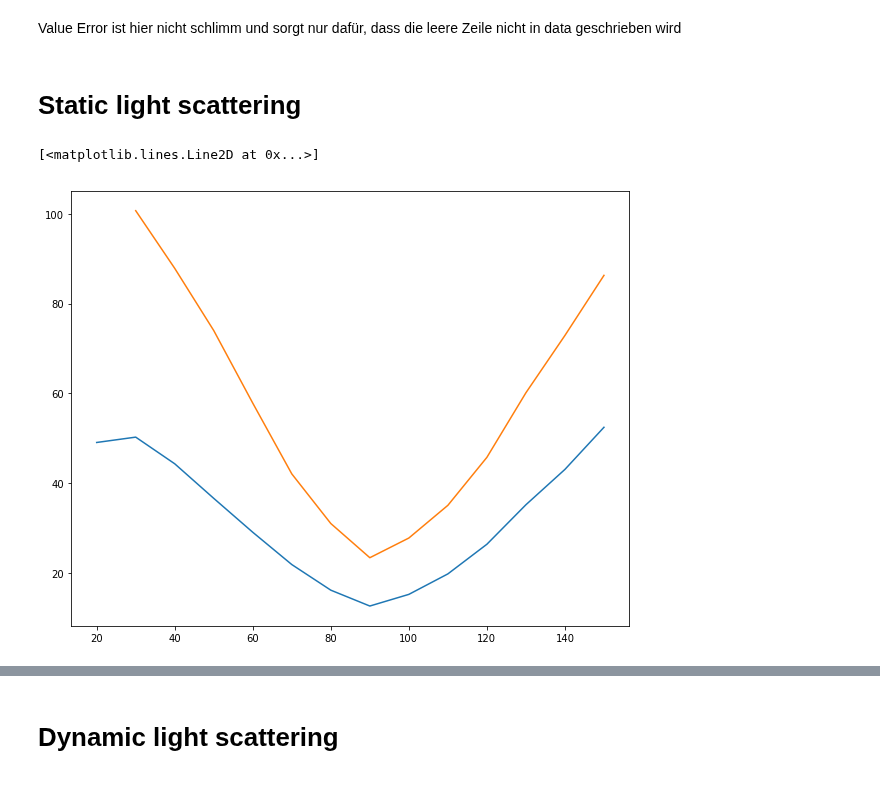
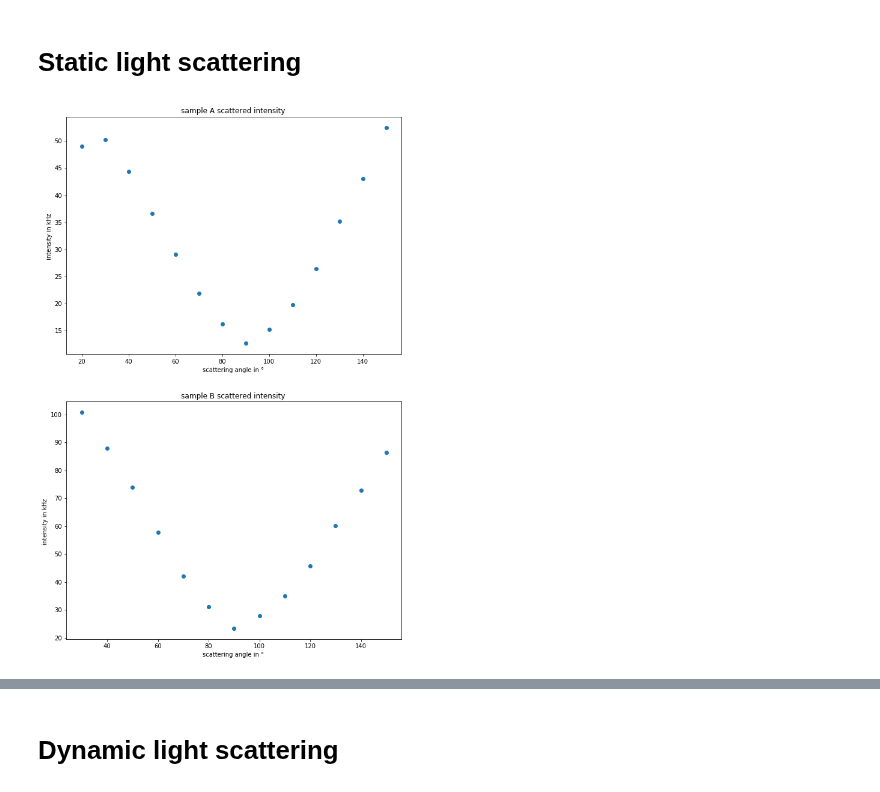
Before and after one commit to NlKLas/PyRePo, a Jupyter notebook: V61.ipynb, the cells around one changed output, grey strips where cells are left out. Cells and saved outputs as stored; diff of their text form; code cells hidden in the pictures.

```diff
--- a/V61.ipynb
+++ b/V61.ipynb
@@ -216,8 +218,6 @@ for line in open(input):
 
 data_D_cor.append(data_cor_angle);
 data_D_int.append(data_int_angle);
-# %% [markdown]
-Value Error ist hier nicht schlimm und sorgt nur dafür, dass die leere Zeile nicht in data geschrieben wird
 # %%
 #theoretical functions
 
@@ -283,10 +288,19 @@ q_D = mom_tra(angle_D)
-# %%
-#Plot of mean intensity vs angle
-fig,ax = plt.subplots(figsize=(10,8))
-ax.plot(angles_A,data_A_mean_int)
-ax.plot(angles_B,data_B_mean_int)
-# %% [output]
-[<matplotlib.lines.Line2D at 0x...>]
-[figure, removed]
+# %%
+#Plot of mean intensity vs angle
+fig,ax = plt.subplots(2,1,figsize=(10,16))
+ax[0].scatter(angles_A,data_A_mean_int)
+ax[0].set_xlabel("scattering angle in ° ")
+ax[0].set_ylabel("intensity in kHz ")
+ax[0].set_title("sample A scattered intensity ")
+
+
+ax[1].scatter(angles_B,data_B_mean_int)
+ax[1].set_xlabel("scattering angle in ° ")
+ax[1].set_ylabel("intensity in kHz ")
+ax[1].set_title("sample B scattered intensity ")
+
+#fig.savefig("sls.pdf")
+# %% [output]
+[figure, added]
 # %%
 #Plot of mean intensity vs momentum transfer
```
Also changed, not shown: parts of 9 cells of this notebook.
